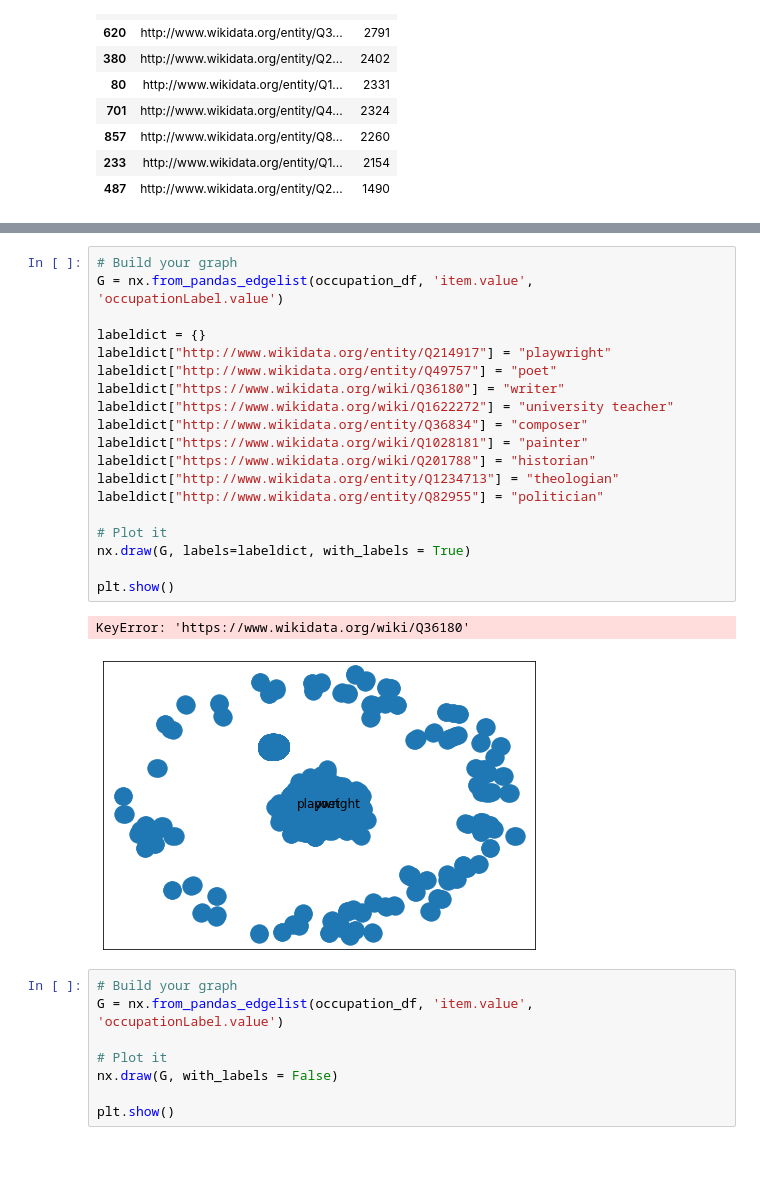
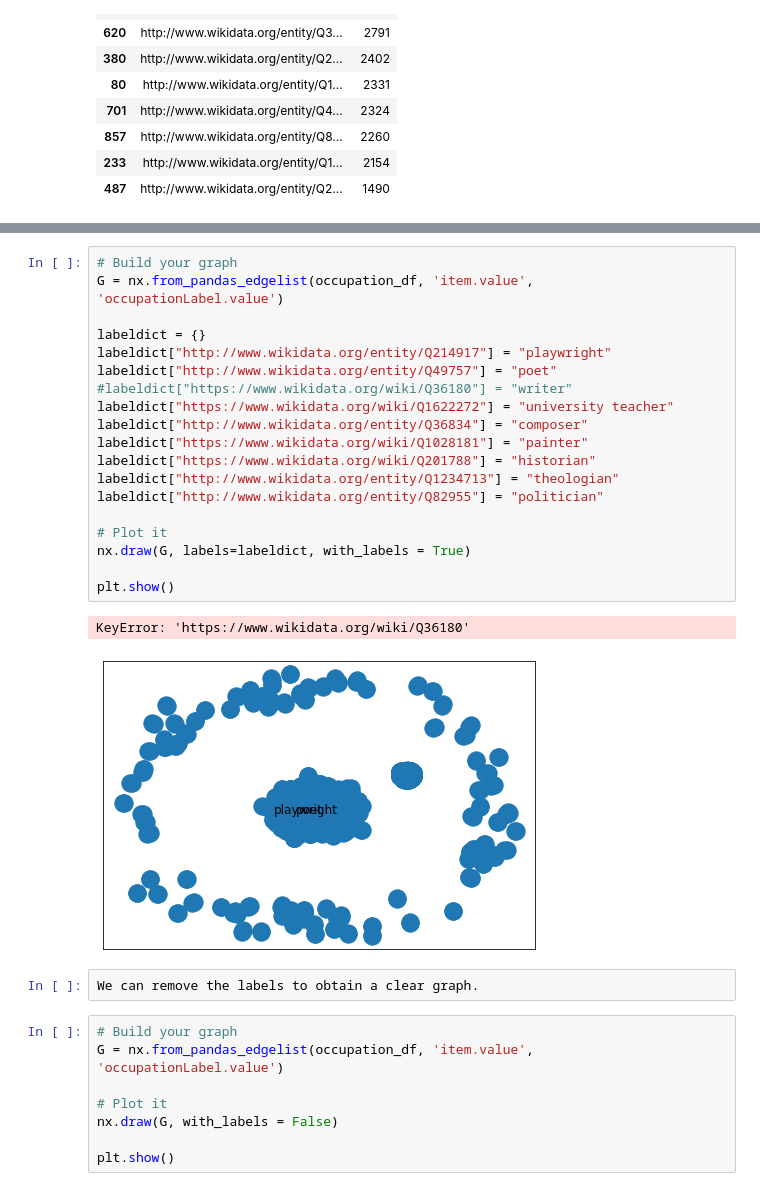
Before and after one commit to hibernator11/transnational-notebooks, a Jupyter notebook: Wikidata-lod-extraction.ipynb, the cells around one changed output, grey strips where cells are left out. Saved outputs shown, nothing was run; the diff lists cells and outputs as text; blank space fills up the shorter version.

```diff
--- a/Wikidata-lod-extraction.ipynb
+++ b/Wikidata-lod-extraction.ipynb
@@ -297,25 +317,27 @@ occupation_df.groupby("occupationLabel.value")['item.value'].count().reset_index
 # %%
 # Build your graph
 G = nx.from_pandas_edgelist(occupation_df, 'item.value', 'occupationLabel.value')
 
 labeldict = {}
 labeldict["http://www.wikidata.org/entity/Q214917"] = "playwright"
 labeldict["http://www.wikidata.org/entity/Q49757"] = "poet"
-labeldict["https://www.wikidata.org/wiki/Q36180"] = "writer"
+#labeldict["https://www.wikidata.org/wiki/Q36180"] = "writer"
 labeldict["https://www.wikidata.org/wiki/Q1622272"] = "university teacher"
 labeldict["http://www.wikidata.org/entity/Q36834"] = "composer"
 labeldict["https://www.wikidata.org/wiki/Q1028181"] = "painter"
 labeldict["https://www.wikidata.org/wiki/Q201788"] = "historian"
 labeldict["http://www.wikidata.org/entity/Q1234713"] = "theologian"
 labeldict["http://www.wikidata.org/entity/Q82955"] = "politician"
 
 # Plot it
 nx.draw(G, labels=labeldict, with_labels = True)
 
 plt.show()
 # %% [output]
 KeyError: 'https://www.wikidata.org/wiki/Q36180'
-[figure, old version]
+[figure, new version]
+# %%
+We can remove the labels to obtain a clear graph.
 # %%
 # Build your graph
 G = nx.from_pandas_edgelist(occupation_df, 'item.value', 'occupationLabel.value')
```
Also changed, not shown: parts of 27 cells of this notebook.
